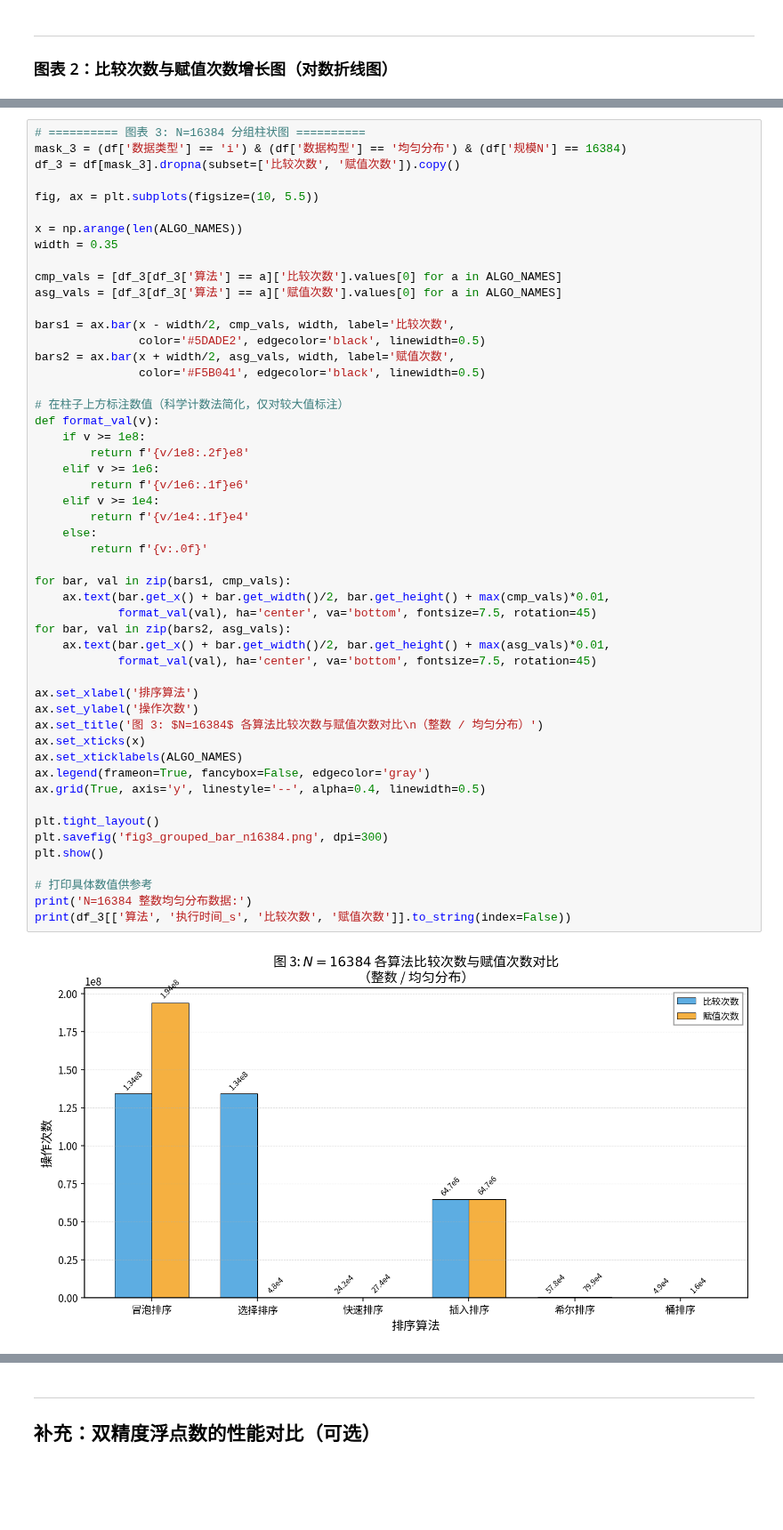
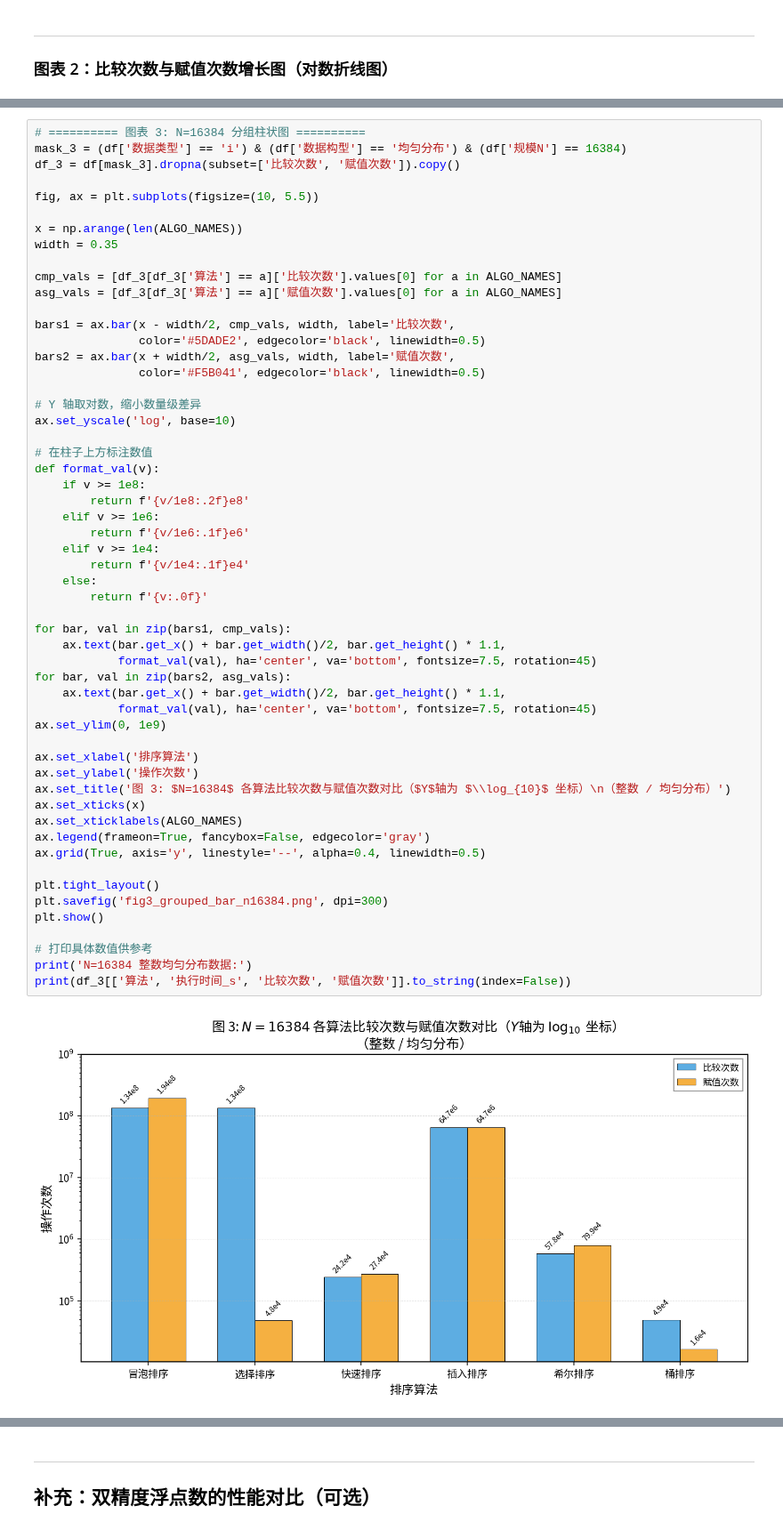
Before and after one commit to marrma-593/Sort_research, a Jupyter notebook: charts.ipynb, the cells around one changed output, grey strips where cells are left out. Shown at 89% size. Saved outputs shown, nothing was run; the diff lists cells and outputs as text; blank space fills up the shorter version.

```diff
--- a/charts.ipynb
+++ b/charts.ipynb
@@ -253,41 +239,45 @@ bars1 = ax.bar(x - width/2, cmp_vals, width, label='比较次数',
 bars2 = ax.bar(x + width/2, asg_vals, width, label='赋值次数',
                color='#F5B041', edgecolor='black', linewidth=0.5)
 
-# 在柱子上方标注数值（科学计数法简化，仅对较大值标注）
+# Y 轴取对数，缩小数量级差异
+ax.set_yscale('log', base=10)
+
+# 在柱子上方标注数值
 def format_val(v):
     if v >= 1e8:
         return f'{v/1e8:.2f}e8'
     elif v >= 1e6:
         return f'{v/1e6:.1f}e6'
     elif v >= 1e4:
         return f'{v/1e4:.1f}e4'
     else:
         return f'{v:.0f}'
 
 for bar, val in zip(bars1, cmp_vals):
-    ax.text(bar.get_x() + bar.get_width()/2, bar.get_height() + max(cmp_vals)*0.01,
+    ax.text(bar.get_x() + bar.get_width()/2, bar.get_height() * 1.1,
             format_val(val), ha='center', va='bottom', fontsize=7.5, rotation=45)
 for bar, val in zip(bars2, asg_vals):
-    ax.text(bar.get_x() + bar.get_width()/2, bar.get_height() + max(asg_vals)*0.01,
+    ax.text(bar.get_x() + bar.get_width()/2, bar.get_height() * 1.1,
             format_val(val), ha='center', va='bottom', fontsize=7.5, rotation=45)
+ax.set_ylim(0, 1e9)
 
 ax.set_xlabel('排序算法')
 ax.set_ylabel('操作次数')
-ax.set_title('图 3: $N=16384$ 各算法比较次数与赋值次数对比\n（整数 / 均匀分布）')
+ax.set_title('图 3: $N=16384$ 各算法比较次数与赋值次数对比（$Y$轴为 $\\log_{10}$ 坐标）\n（整数 / 均匀分布）')
 ax.set_xticks(x)
 ax.set_xticklabels(ALGO_NAMES)
 ax.legend(frameon=True, fancybox=False, edgecolor='gray')
 ax.grid(True, axis='y', linestyle='--', alpha=0.4, linewidth=0.5)
 
 plt.tight_layout()
 plt.savefig('fig3_grouped_bar_n16384.png', dpi=300)
 plt.show()
 
 # 打印具体数值供参考
 print('N=16384 整数均匀分布数据:')
 print(df_3[['算法', '执行时间_s', '比较次数', '赋值次数']].to_string(index=False))
 # %% [output]
-[figure, old version]
+[figure, new version]
 N=16384 整数均匀分布数据:
   算法   执行时间_s        比较次数        赋值次数
 冒泡排序 0.585073 134209536.0 194094312.0
```
Also changed, not shown: parts of 19 cells of this notebook, 10 other files.
